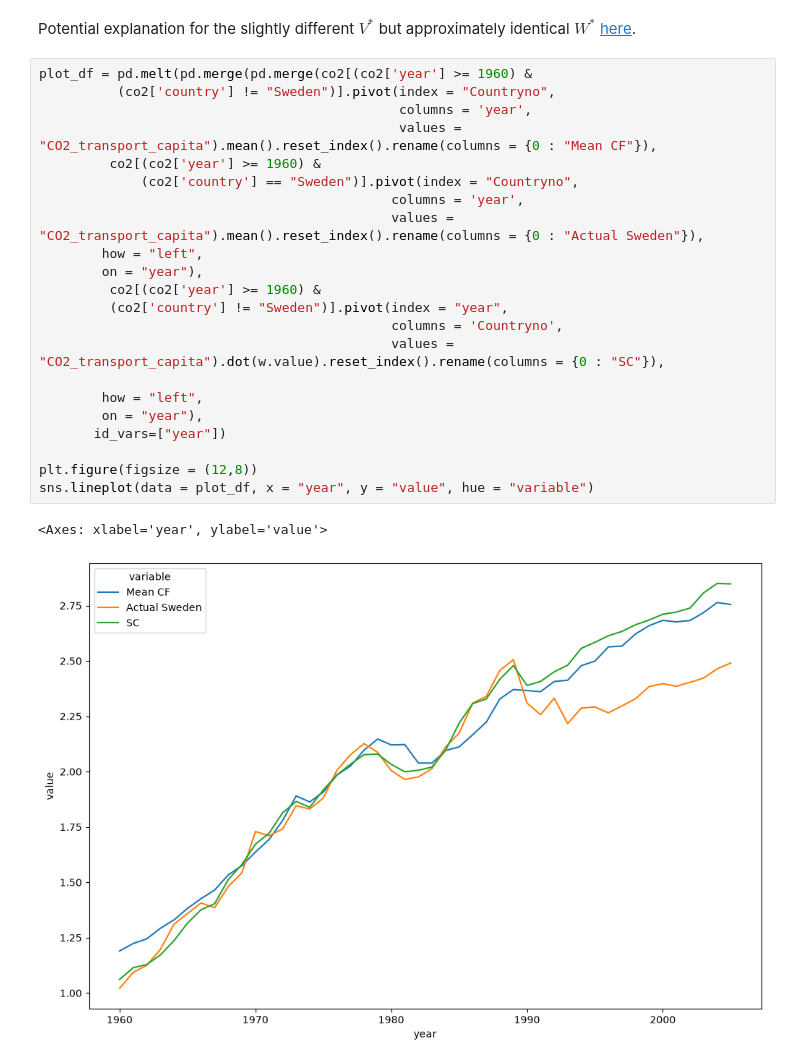
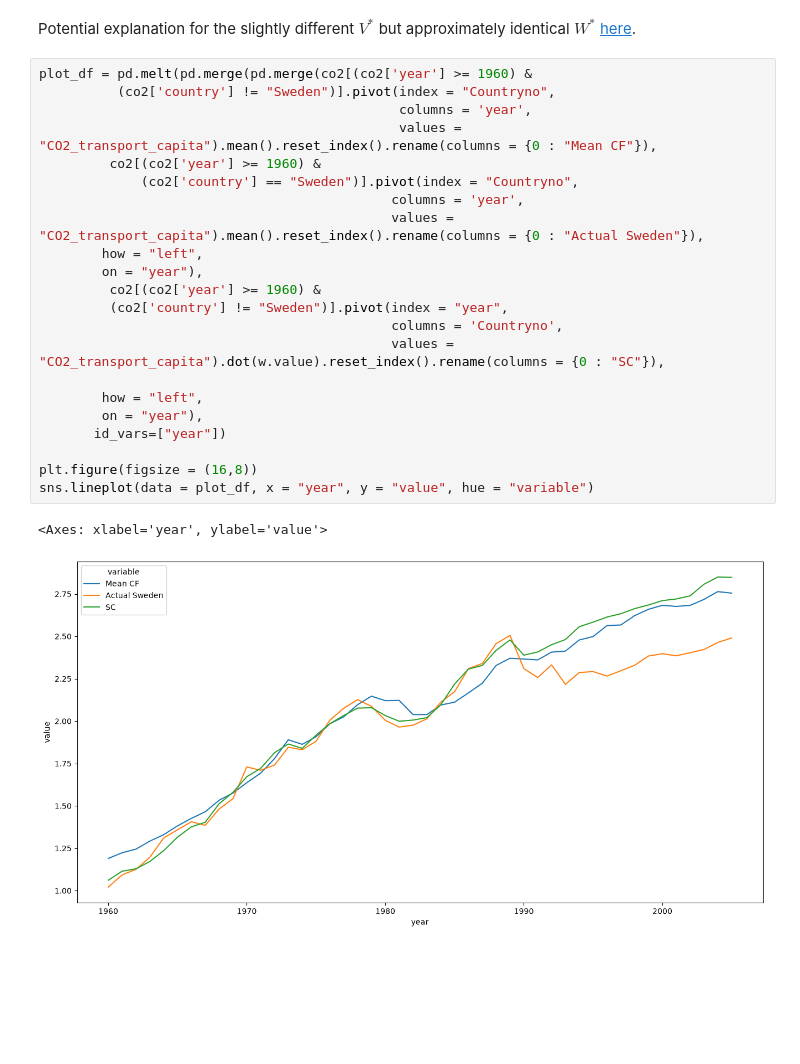
Before and after one commit to Michael-Morgan-Giles/Panel_Data_Analysis, a Jupyter notebook: 9_synthetic_control/synthetic_control_exploration.ipynb, the cells around one changed output. Drawn from its saved outputs; the diff is of its cells as text; blank space fills up the shorter version.

```diff
--- a/9_synthetic_control/synthetic_control_exploration.ipynb
+++ b/9_synthetic_control/synthetic_control_exploration.ipynb
@@ -217,25 +323,25 @@ Potential explanation for the slightly different $V^*$ but approximately identic
 # %%
 plot_df = pd.melt(pd.merge(pd.merge(co2[(co2['year'] >= 1960) &
           (co2['country'] != "Sweden")].pivot(index = "Countryno",
                                               columns = 'year',
                                               values = "CO2_transport_capita").mean().reset_index().rename(columns = {0 : "Mean CF"}),
          co2[(co2['year'] >= 1960) &
              (co2['country'] == "Sweden")].pivot(index = "Countryno",
                                              columns = 'year',
                                              values = "CO2_transport_capita").mean().reset_index().rename(columns = {0 : "Actual Sweden"}),
         how = "left",
         on = "year"),
          co2[(co2['year'] >= 1960) &
          (co2['country'] != "Sweden")].pivot(index = "year",
                                              columns = 'Countryno',
                                              values = "CO2_transport_capita").dot(w.value).reset_index().rename(columns = {0 : "SC"}),
 
         how = "left",
         on = "year"),
        id_vars=["year"])
 
-plt.figure(figsize = (12,8))
+plt.figure(figsize = (16,8))
 sns.lineplot(data = plot_df, x = "year", y = "value", hue = "variable")
 # %% [output]
 <Axes: xlabel='year', ylabel='value'>
-[figure, old version]
+[figure, new version]
```
Also changed, not shown: parts of 7 cells of this notebook.
